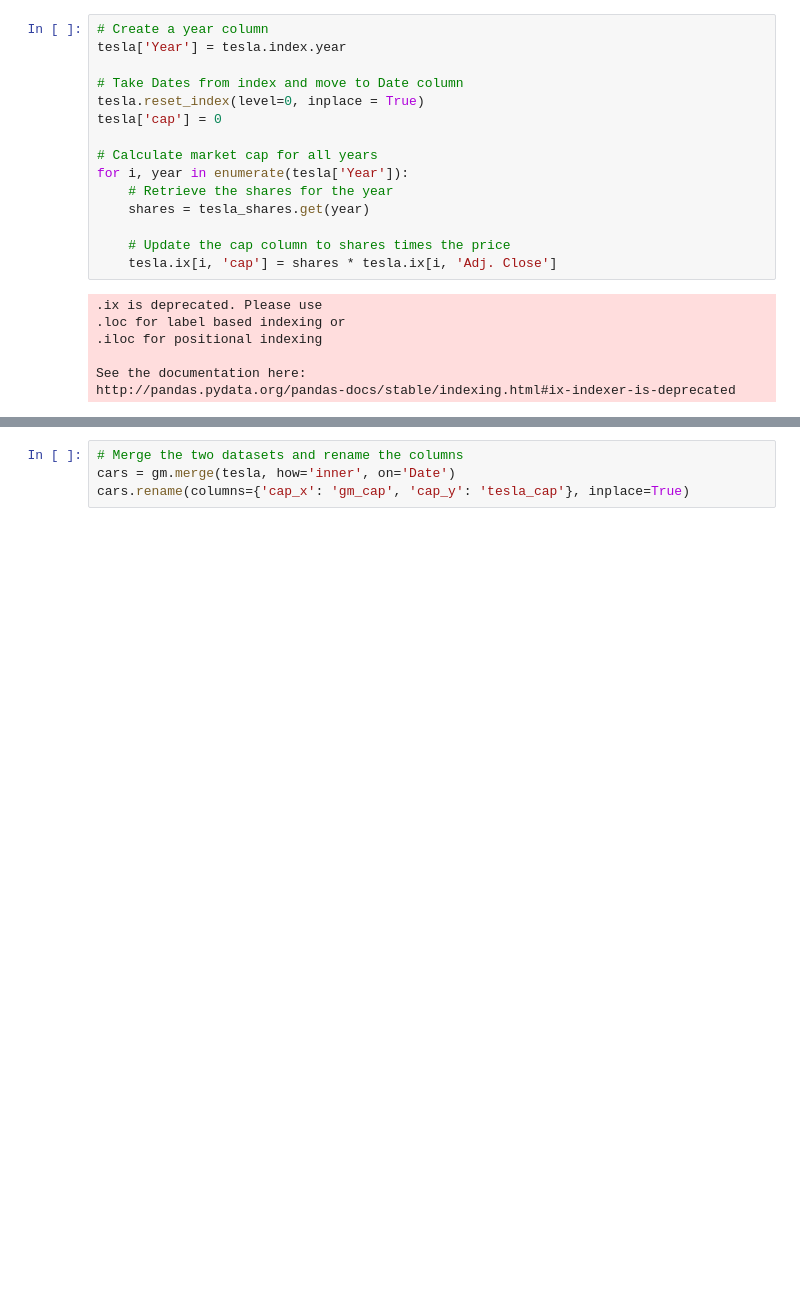
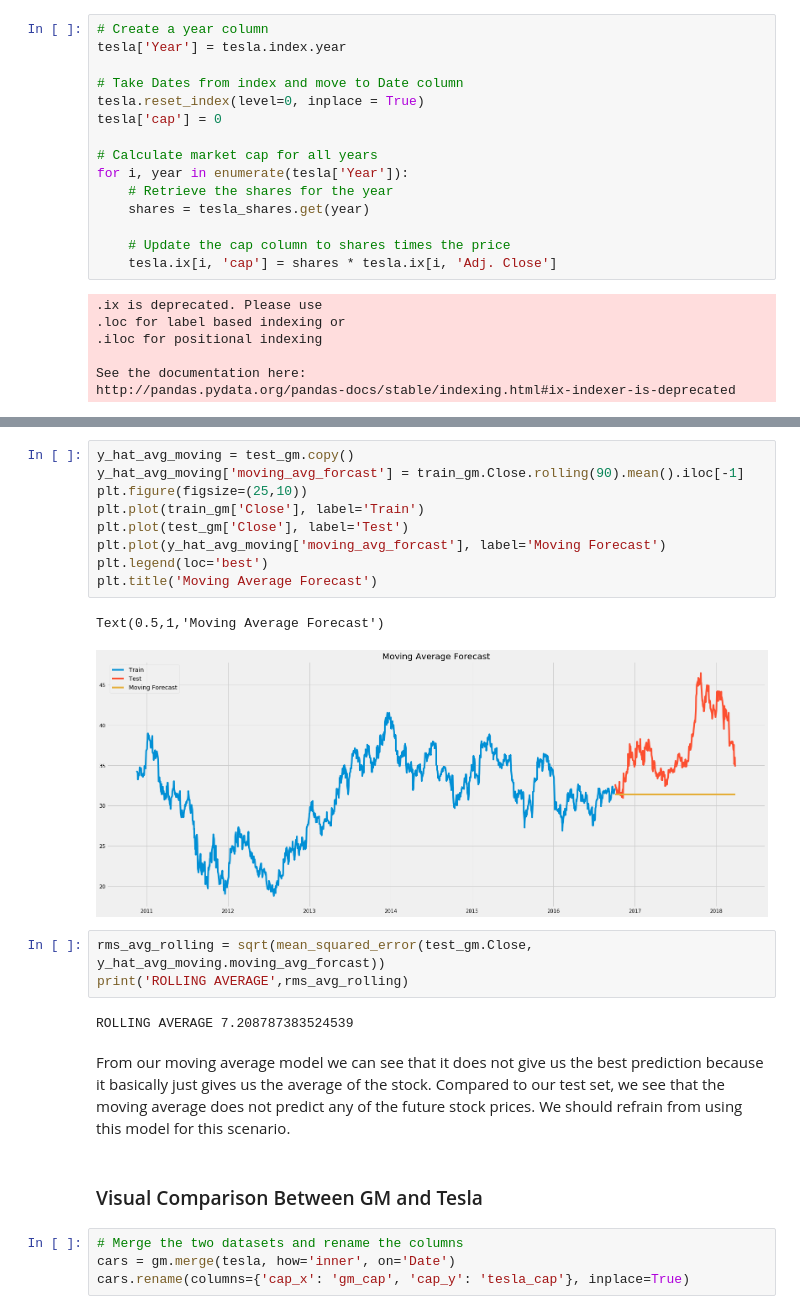
Before and after one commit to RPI-DATA/tutorials-intro, a Jupyter notebook: forecasting/time-series-additive-model.ipynb, the cells around one changed output, grey strips where cells are left out. Drawn from its saved outputs; the diff is of its cells as text; blank space fills up the shorter version.

Commit message:
Update with Baseline Model

```diff
--- a/forecasting/time-series-additive-model.ipynb
+++ b/forecasting/time-series-additive-model.ipynb
@@ -156,3 +223,24 @@ http://pandas.pydata.org/pandas-docs/stable/indexing.html#ix-indexer-is-deprecat
+# %%
+y_hat_avg_moving = test_gm.copy()
+y_hat_avg_moving['moving_avg_forcast'] = train_gm.Close.rolling(90).mean().iloc[-1]
+plt.figure(figsize=(25,10))
+plt.plot(train_gm['Close'], label='Train')
+plt.plot(test_gm['Close'], label='Test')
+plt.plot(y_hat_avg_moving['moving_avg_forcast'], label='Moving Forecast')
+plt.legend(loc='best')
+plt.title('Moving Average Forecast')
+# %% [output]
+Text(0.5,1,'Moving Average Forecast')
+[figure, added]
+# %%
+rms_avg_rolling = sqrt(mean_squared_error(test_gm.Close, y_hat_avg_moving.moving_avg_forcast))
+print('ROLLING AVERAGE',rms_avg_rolling)
+# %% [output]
+ROLLING AVERAGE 7.208787383524539
+# %% [markdown]
+From our moving average model we can see that it does not give us the best prediction because it basically just gives us the average of the stock. Compared to our test set, we see that the moving average does not predict any of the future stock prices. We should refrain from using this model for this scenario.
+# %% [markdown]
+### Visual Comparison Between GM and Tesla
 # %%
 # Merge the two datasets and rename the columns
 cars = gm.merge(tesla, how='inner', on='Date')
```
Also changed, not shown: parts of 9 cells of this notebook.
